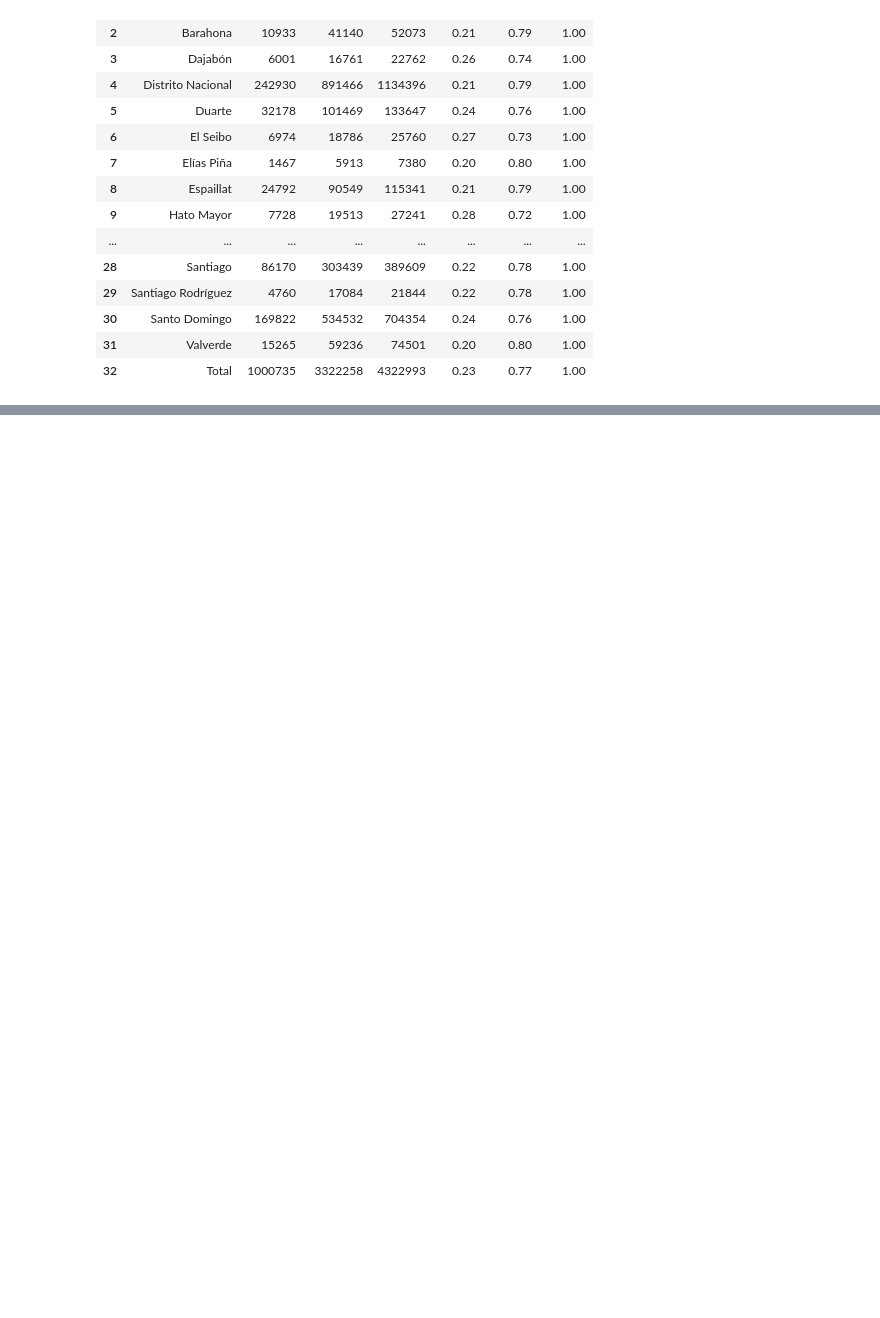
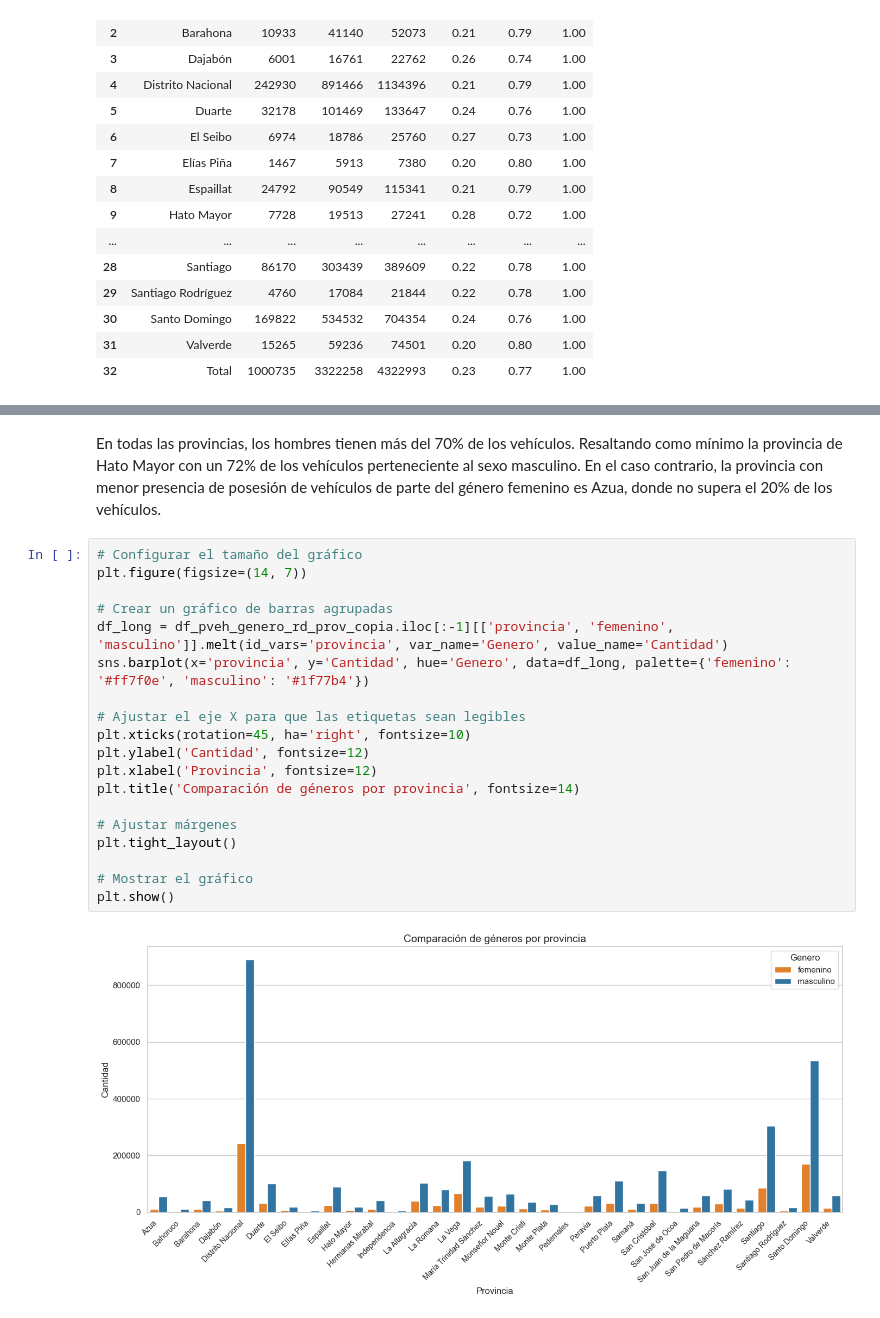
Before and after one commit to ngcarvajall/Accidentes_mortales_RD, a Jupyter notebook: Notebooks/Datos_añadidos.ipynb, the cells around one changed output, grey strips where cells are left out. Saved outputs shown, nothing was run; the diff lists cells and outputs as text; blank space fills up the shorter version.

```diff
--- a/Notebooks/Datos_añadidos.ipynb
+++ b/Notebooks/Datos_añadidos.ipynb
@@ -261,0 +311,23 @@ df_pveh_genero_rd_prov_copia
+# %% [markdown]
+En todas las provincias, los hombres tienen más del 70% de los vehículos. Resaltando como mínimo la provincia de Hato Mayor con un 72% de los vehículos perteneciente al sexo masculino. En el caso contrario, la provincia con menor presencia de posesión de vehículos de parte del género femenino es Azua, donde no supera el 20% de los vehículos.
+# %%
+# Configurar el tamaño del gráfico
+plt.figure(figsize=(14, 7))
+
+# Crear un gráfico de barras agrupadas
+df_long = df_pveh_genero_rd_prov_copia.iloc[:-1][['provincia', 'femenino', 'masculino']].melt(id_vars='provincia', var_name='Genero', value_name='Cantidad')
+sns.barplot(x='provincia', y='Cantidad', hue='Genero', data=df_long, palette={'femenino': '#ff7f0e', 'masculino': '#1f77b4'})
+
+# Ajustar el eje X para que las etiquetas sean legibles
+plt.xticks(rotation=45, ha='right', fontsize=10)
+plt.ylabel('Cantidad', fontsize=12)
+plt.xlabel('Provincia', fontsize=12)
+plt.title('Comparación de géneros por provincia', fontsize=14)
+
+# Ajustar márgenes
+plt.tight_layout()
+
+# Mostrar el gráfico
+plt.show()
+# %% [output]
+[figure, added]
```
Also changed, not shown: parts of 5 cells of this notebook, 4 other files.
